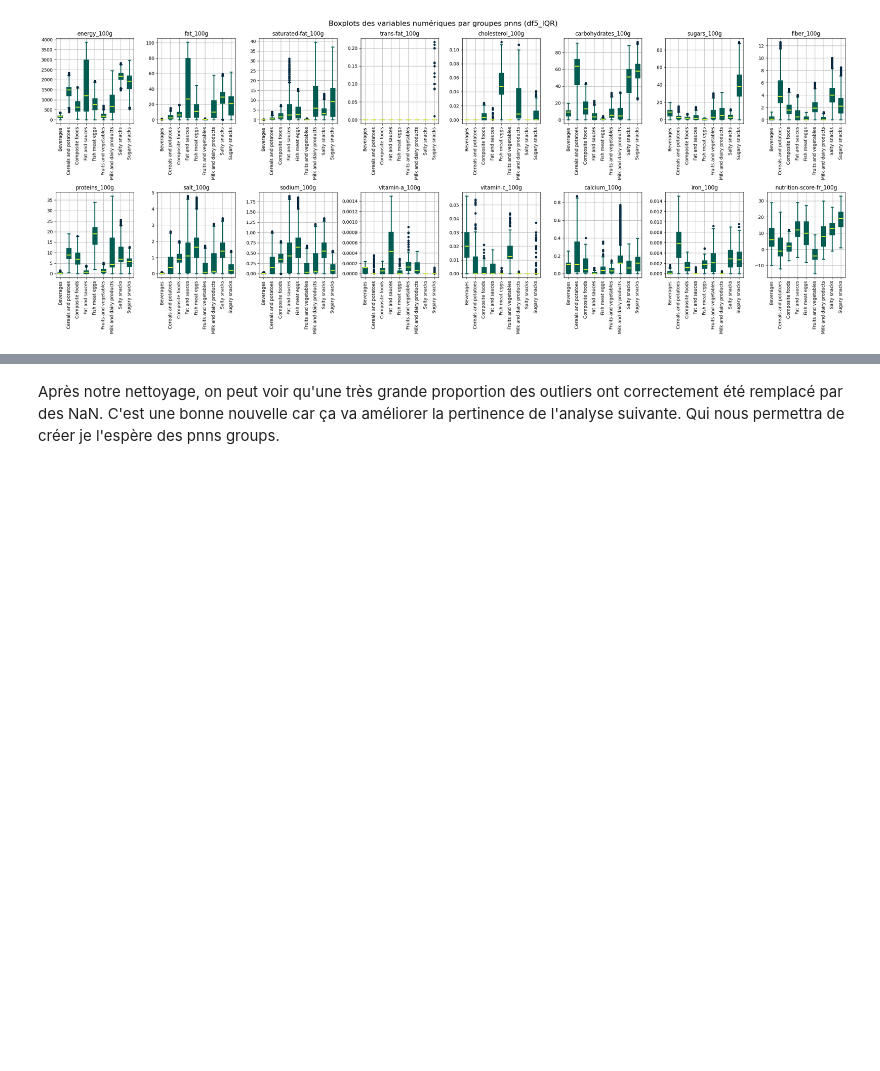
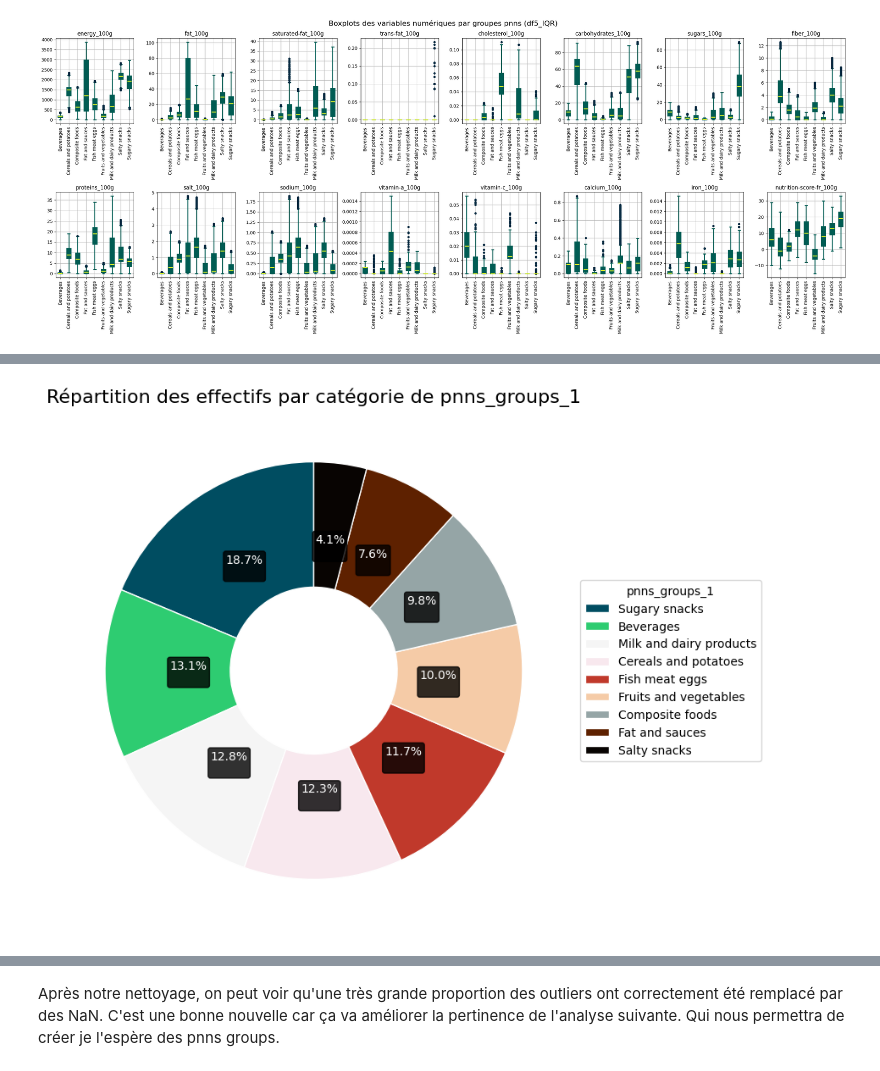
Before and after one commit to richardhugou/ocraip3, a Jupyter notebook: Rendu/1 ACP IQR_PNNS.ipynb, the cells around one changed output, grey strips where cells are left out. Cells and saved outputs as stored; diff of their text form; code cells hidden in the pictures; blank space fills up the shorter version.

```diff
--- a/Rendu/1 ACP IQR_PNNS.ipynb
+++ b/Rendu/1 ACP IQR_PNNS.ipynb
@@ -231,0 +325,42 @@ create_boxplots(df5_IQR, "df5_IQR")
+# %%
+# Création d'un dataframe avec les effectifs par catégorie de pnns_groups_1
+df8_effectifs = df5_IQR['pnns_groups_1'].value_counts().reset_index()
+df8_effectifs.columns = ['pnns_groups_1', 'effectif']
+
+def pie_chart_pnns(df, colors):
+    """Crée un pie chart avec une légende à partir d'un DataFrame contenant les effectifs et les catégories pnns_groups_1.
+
+    Args:
+        df (pd.DataFrame): DataFrame avec les colonnes 'pnns_groups_1' et 'effectif'.
+        colors (list): Liste de couleurs pour les segments du pie chart.
+    """
+
+    fig, ax = plt.subplots(figsize=(8, 8))
+    wedges, texts, autotexts = ax.pie(
+        df['effectif'],
+        labels=None,
+        autopct=lambda pct: f'{pct:.1f}%\n',
+        startangle=90,
+        colors=colors,
+        wedgeprops=dict(width=0.6, edgecolor='w'),
+        textprops=dict(color="w", bbox=dict(facecolor='black', alpha=0.8, boxstyle='round,pad=0.2'))
+    )
+
+    ax.legend(
+        wedges,
+        df['pnns_groups_1'],
+        title="pnns_groups_1",
+        loc="center left",
+        bbox_to_anchor=(1, 0, 0.5, 1)
+    )
+
+    ax.set_title('Répartition des effectifs par catégorie de pnns_groups_1', fontsize=16)
+    plt.show()
+
+# Couleurs personnalisées issues de votre charte graphique
+couleurs_pnns = ["#004D61", "#2ECC71", "#F5F5F5", "#F8E8EE", "#C0392B", "#F5CBA7", "#95A5A6", "#5E2100", "#080402"]
+
+# Utilisation de la fonction (remplacez df8_effectifs par votre DataFrame)
+pie_chart_pnns(df8_effectifs, couleurs_pnns)
+# %% [output]
+[figure, added]
```
Also changed, not shown: parts of 15 cells of this notebook, 4 other files.
